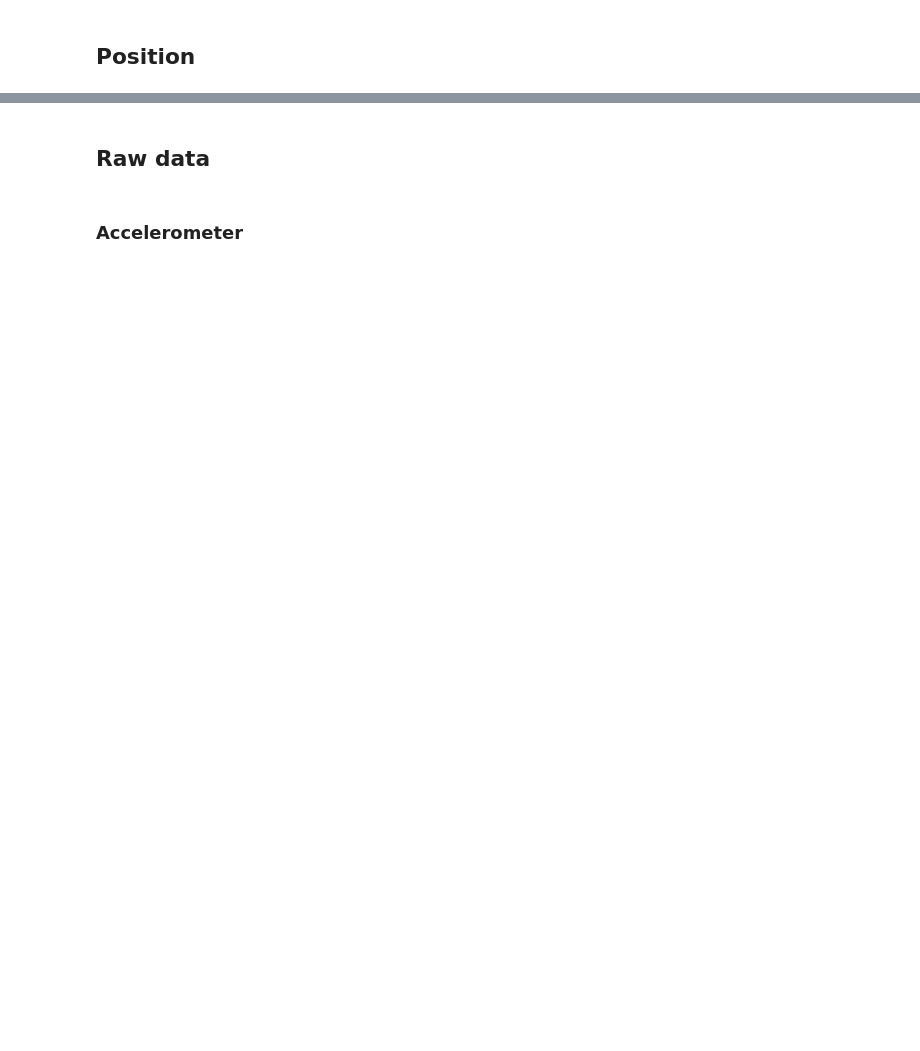
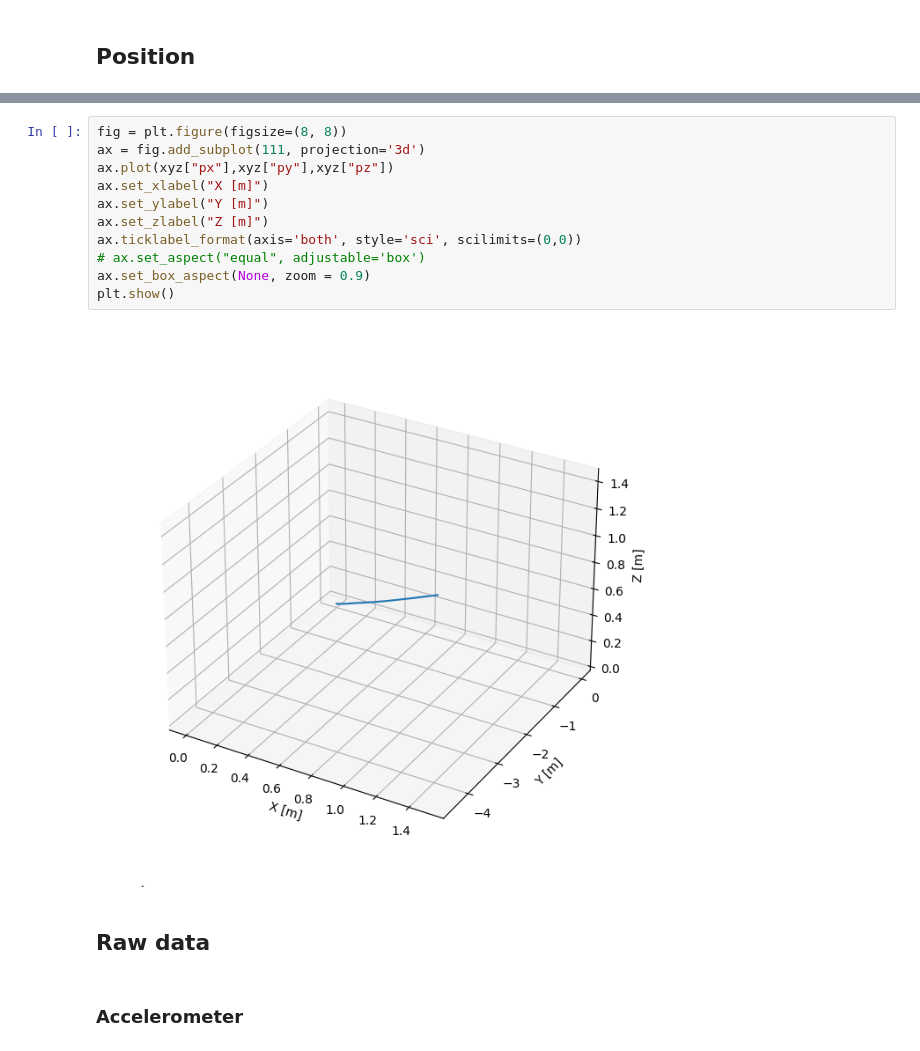
Before and after one commit to guigoruiz1/Arduino-odometry, a Jupyter notebook: IMU.ipynb, the cells around one changed output, grey strips where cells are left out. Saved outputs shown, nothing was run; the diff lists cells and outputs as text; blank space fills up the shorter version.

```diff
--- a/IMU.ipynb
+++ b/IMU.ipynb
@@ -350,3 +372,16 @@ xyz.filter(like="p").sum()
+# %%
+fig = plt.figure(figsize=(8, 8))
+ax = fig.add_subplot(111, projection='3d')
+ax.plot(xyz["px"],xyz["py"],xyz["pz"])
+ax.set_xlabel("X [m]")
+ax.set_ylabel("Y [m]")
+ax.set_zlabel("Z [m]")
+ax.ticklabel_format(axis='both', style='sci', scilimits=(0,0))
+# ax.set_aspect("equal", adjustable='box')
+ax.set_box_aspect(None, zoom = 0.9)
+plt.show()
+# %% [output]
+[figure, added]
 # %% [markdown]
 ## Raw data
 # %% [markdown]
```
Also changed, not shown: parts of 25 cells of this notebook.
